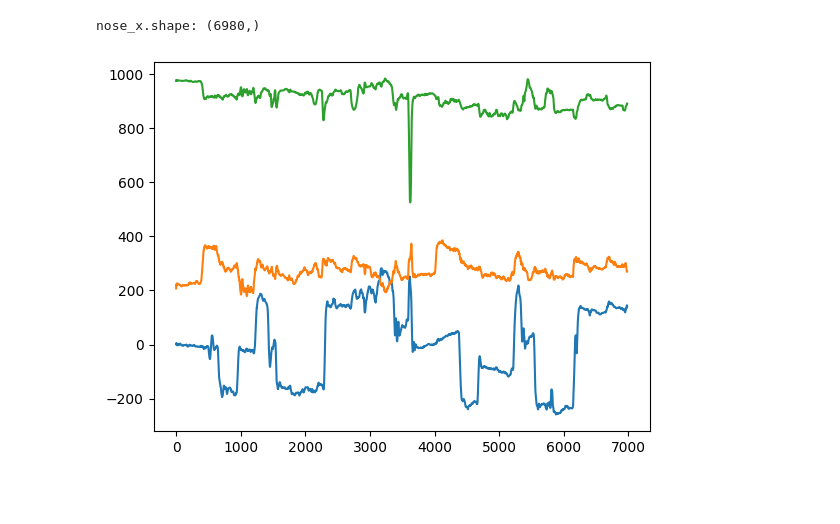
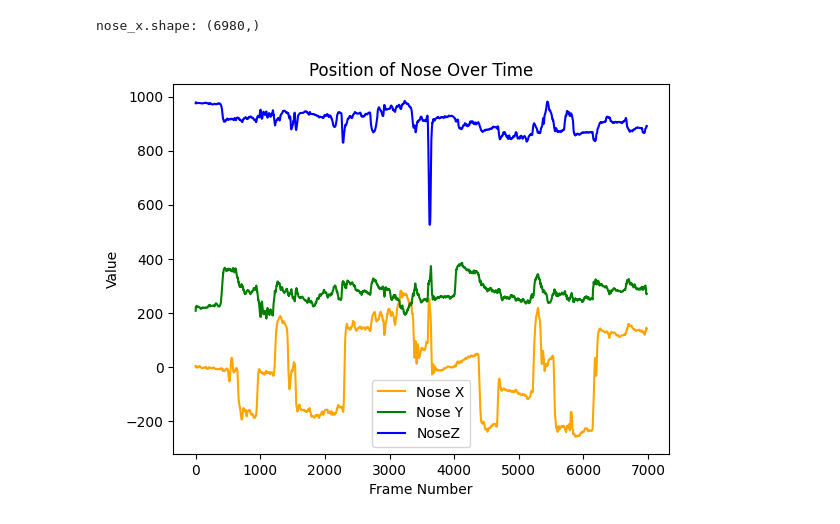
Before and after one commit to Biol2299-Matthis-Fall2022/Biol2299-Matthis-Fall2022, a Jupyter notebook: jupyter_book/jupyter_ipython_notebooks/freemocap_center_of_mass_analysis.ipynb, the cells around one changed output. Drawn from its saved outputs; the diff is of its cells as text; code cells hidden in the pictures; blank space fills up the shorter version.

Commit message:
added functions and additional plots to the jupyter notebook for data visualization

```diff
--- a/jupyter_book/jupyter_ipython_notebooks/freemocap_center_of_mass_analysis.ipynb
+++ b/jupyter_book/jupyter_ipython_notebooks/freemocap_center_of_mass_analysis.ipynb
@@ -47,22 +47,31 @@ nose_z = skeleton_dataframe["nose_z"]
 print(f"nose_x.shape: {nose_x.shape}")
 # %% [output]
 nose_x.shape: (6980,)
-# %%
-# simple plot of `com_xyz` time series
-
-fig1 = plt.Figure()
-# fig1.suptitle("Nose Timeseries")
-# ax = fig1.add_subplot()
-plt.plot(nose_x)
-plt.plot(nose_y)
-plt.plot(nose_z)
-
-# ax.legend()
-# plt.plot(np.diff(nose_y))
-# plt.plot(np.diff(nose_z))
-plt.show()
-# %% [output]
-[figure, removed]
+# %%
+# This function plots a time series plot of a given body part
+def plotXYZOverTime(column1, column2, column3, object, colors):
+
+    xdata = skeleton_dataframe[column1]
+    ydata = skeleton_dataframe[column2]
+    zdata = skeleton_dataframe[column3]
+
+
+    plt1 = plt.plot(xdata, color=colors[0])
+    plot2 = plt.plot(ydata, color=colors[1])
+    plot3 = plt.plot(zdata, color=colors[2])
+    plt.title("Position of " + object + " Over Time")
+    plt.xlabel("Frame Number")
+    plt.ylabel("Value")
+    plt.legend([object + " X", object + " Y", object+ "Z"])
+    plt.show()
+# %%
+# To change the color of the lines on the plot, change these three variables
+colors = ["orange", "green", "blue"]
+
+# produces a simple plot of `com_xyz` time series of nose
+plotXYZOverTime("nose_x", "nose_y", "nose_z", "Nose", colors)
+# %% [output]
+[figure, added]
 # %%
 right_toe_x = skeleton_dataframe["right_foot_index_x"]
 right_toe_y = skeleton_dataframe["right_foot_index_y"]
```
Also changed, not shown: parts of 10 cells of this notebook.
